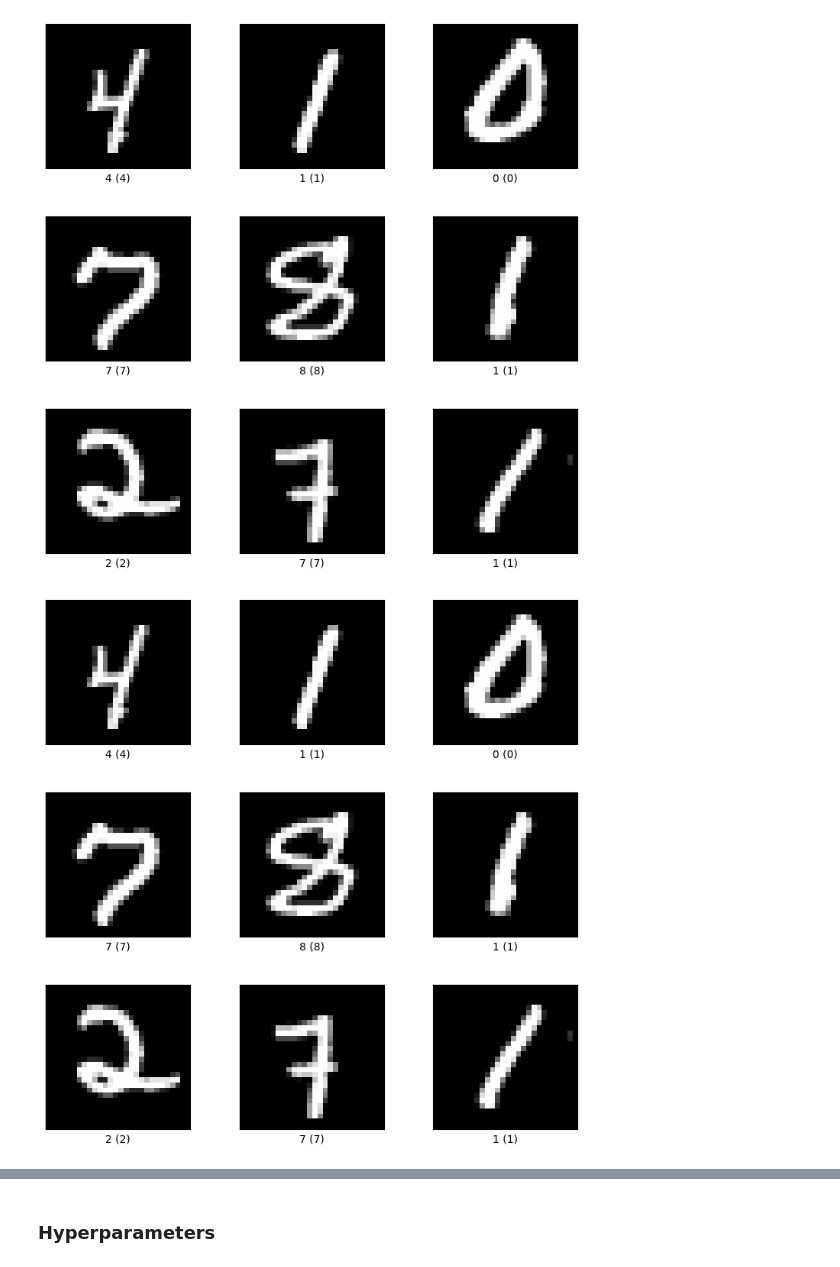
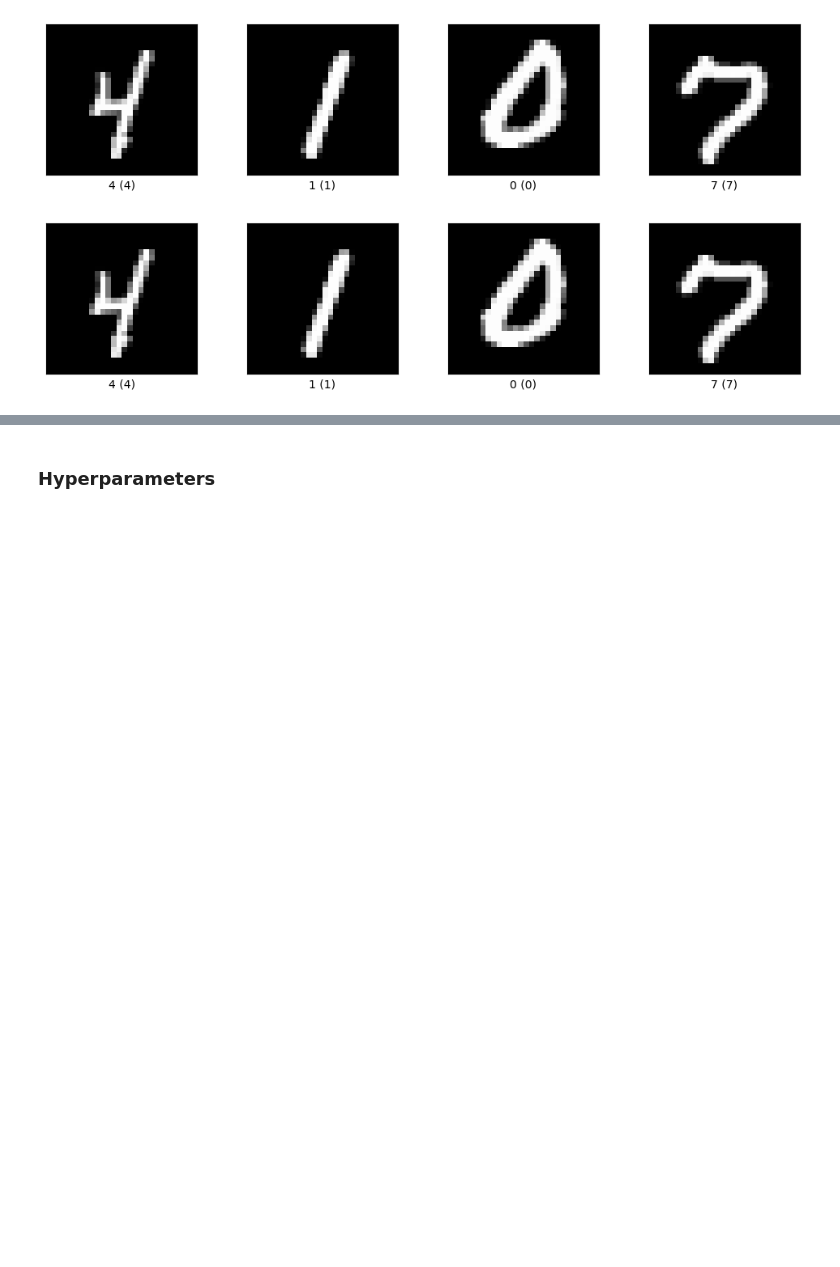
Before and after one commit to MoeMj1019/ANNs-with-TF, a Jupyter notebook: assignment_02/assignment-02.ipynb, the cells around one changed output, grey strips where cells are left out. Drawn from its saved outputs; the diff is of its cells as text; code cells hidden in the pictures; blank space fills up the shorter version.

```diff
--- a/assignment_02/assignment-02.ipynb
+++ b/assignment_02/assignment-02.ipynb
@@ -45,5 +31,5 @@ tfds.core.DatasetInfo(
     }""",
 )
 # %%
-tfds.show_examples(train_ds, ds_info)
+tfds.show_examples(train_ds, ds_info, rows=1, cols=4)
 # %% [output]
@@ -51,5 +43,5 @@ tfds.show_examples(train_ds, ds_info)
-[figure, old version]
+[figure, new version]
-[figure, old version]
+[figure, new version]
 # %%
 def dataset(ds):
     ds = ds.map(lambda x, y: (tf.cast(x, tf.float32) / 128.0 - 1, y))
```
Also changed, not shown: parts of 12 cells of this notebook.
